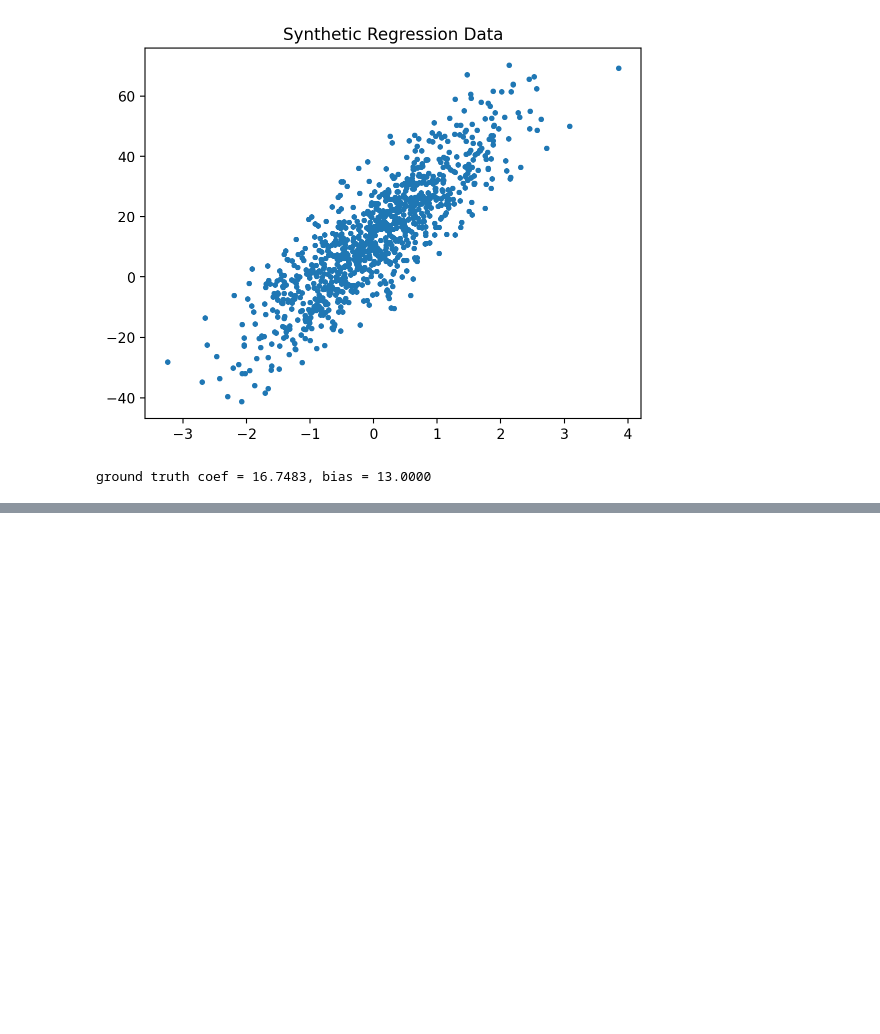
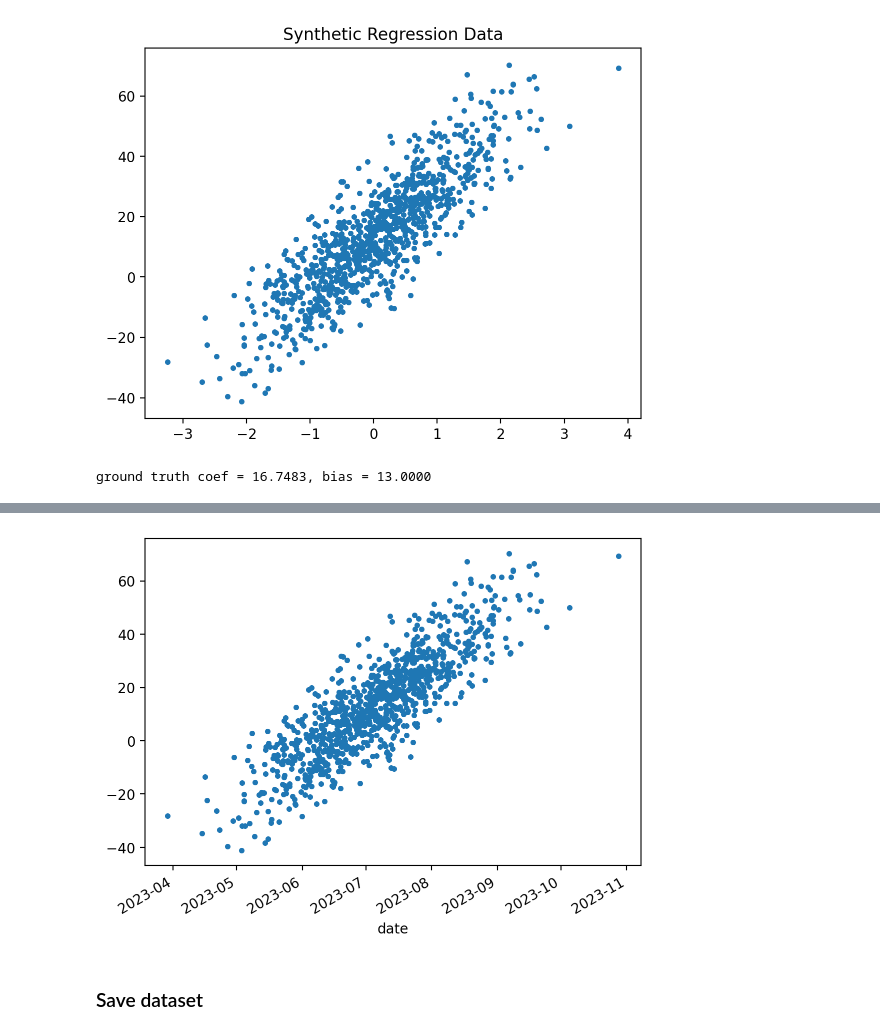
Before and after one commit to mrtj/linalg_lambda_article, a Jupyter notebook: linreg.ipynb, the cells around one changed output, grey strips where cells are left out. Cells and saved outputs as stored; diff of their text form; code cells hidden in the pictures; blank space fills up the shorter version.

```diff
--- a/linreg.ipynb
+++ b/linreg.ipynb
@@ -35,0 +34,13 @@ pd.DataFrame(np.stack((x, y), axis=1), columns=('x', 'y')).to_csv('./data/data.c
+# %%
+import pandas as pd
+import numpy as np
+import datetime
+
+df = pd.DataFrame(np.stack((x, y), axis=1), columns=('x', 'y'))
+x_to_dt = lambda x: datetime.timedelta(days=x * 30)
+start = datetime.datetime.now() - x_to_dt(min(df['x']))
+dt_index = [start + x_to_dt(x) for x in df['x']]
+df.index = pd.DatetimeIndex(dt_index, name='date')
+df = df.sort_index()
+df = df.drop(columns='x')
+df.head()
@@ -35,0 +60,7 @@ pd.DataFrame(np.stack((x, y), axis=1), columns=('x', 'y')).to_csv('./data/data.c
+# %%
+df['y'].plot(style='.')
+plt.show()
+# %% [output]
+[figure, added]
+# %% [markdown]
+### Save dataset
```
Also changed, not shown: parts of 24 cells of this notebook, 2 other files.
